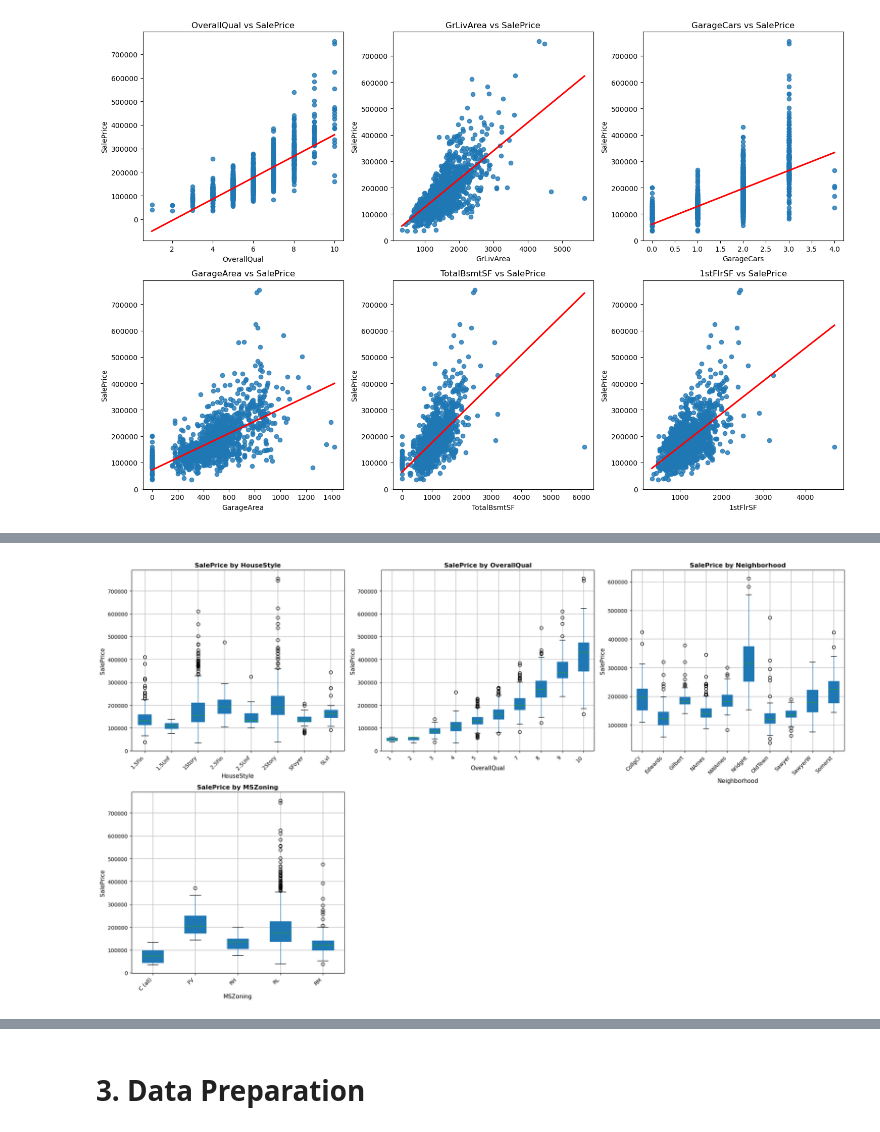
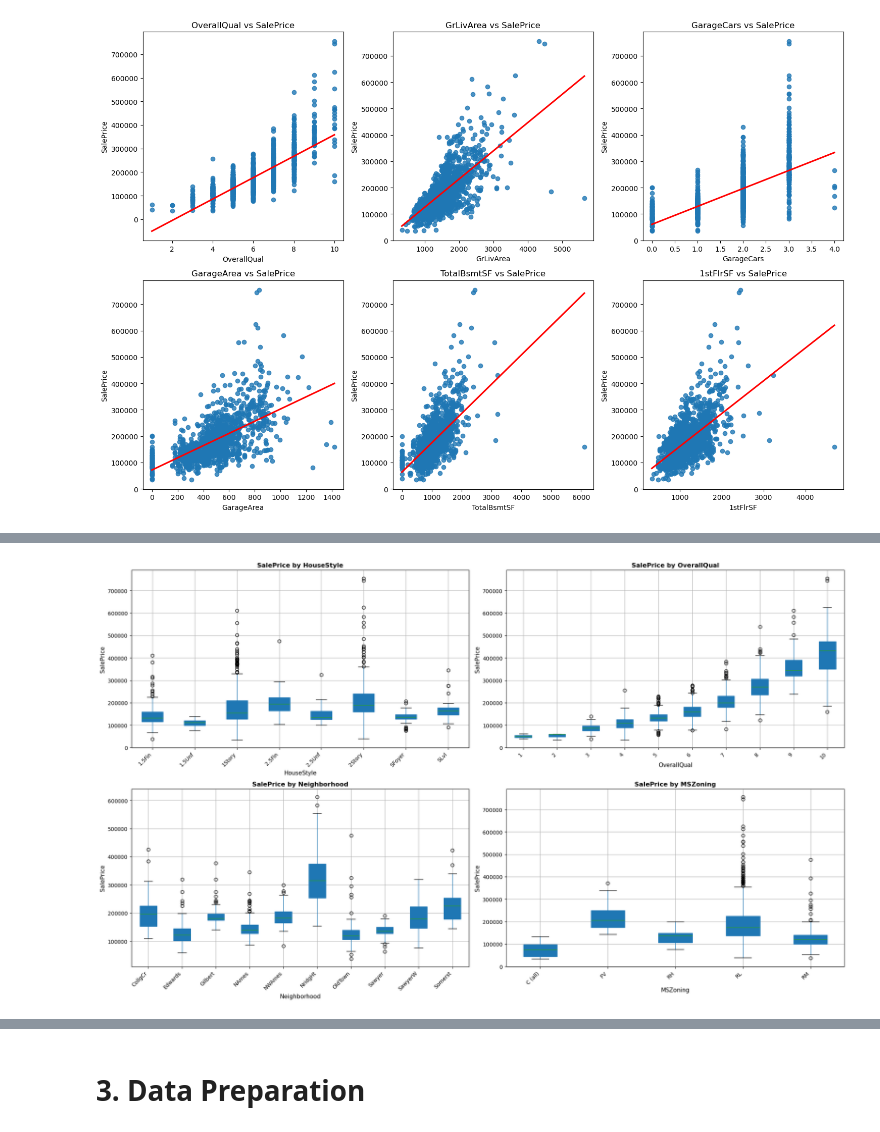
Before and after one commit to 1213dsas/MLDP-Project3, a Jupyter notebook: MLDP Program Codes Submission Template.ipynb, the cells around one changed output, grey strips where cells are left out. Cells and saved outputs as stored; diff of their text form; code cells hidden in the pictures.

```diff
--- a/MLDP Program Codes Submission Template.ipynb
+++ b/MLDP Program Codes Submission Template.ipynb
@@ -443,12 +369,19 @@ I selected a small set of nCategorical features that are intuitively important i
 # %% [markdown]
 ### 2.3.2 Understanding relationship between variables
 # %%
-top_features = correlations[1:].index.tolist() + ['SalePrice']
-corr_matrix = df[top_features].corr()
+numeric_df = df.select_dtypes(include=[np.number]).copy()
+
+correlations = (
+    numeric_df.corr()["SalePrice"]
+    .abs()
+    .sort_values(ascending=False)
+)
+
+corr_matrix = df[correlations.index].corr()
 
 plt.figure(figsize=(20, 18))
 sns.heatmap(corr_matrix, annot=True, fmt='.2f', cmap='RdYlGn', center=0, square=True, linewidths=1)
-plt.title('Correlation Heatmap - Top 15 Features', fontsize=14, fontweight='bold')
+plt.title('Correlation Heatmap - Features VS Target', fontsize=14, fontweight='bold')
 plt.tight_layout()
 plt.show()
 # %% [output]
@@ -605,37 +451,33 @@ plt.show()
 # %%
 if target_col in df.columns and len(key_categoricals) > 0:
     # Analyze top categorical features
-    num_cat_to_analyze = min(6, len(key_categoricals))
+    num_cat_to_analyze = min(4, len(key_categoricals))
 
     if num_cat_to_analyze > 0:
-        fig, axes = plt.subplots(2, 3, figsize=(20, 12))
+        fig, axes = plt.subplots(2, 2, figsize=(20, 12))
         axes = axes.flatten()
 
         for idx, cat_col in enumerate(key_categoricals[:num_cat_to_analyze]):
             # Box plot
             df_plot = df[[cat_col, target_col]].dropna()
 
             # Limit categories if too many
             top_categories = df_plot[cat_col].value_counts().head(10).index
             df_plot_filtered = df_plot[df_plot[cat_col].isin(top_categories)]
 
             df_plot_filtered.boxplot(column=target_col, by=cat_col, ax=axes[idx],
                                      patch_artist=True, grid=True)
             axes[idx].set_xlabel(cat_col, fontsize=11)
             axes[idx].set_ylabel(target_col, fontsize=11)
             axes[idx].set_title(f'{target_col} by {cat_col}', fontsize=12, fontweight='bold')
             axes[idx].tick_params(axis='x', rotation=45)
             plt.sca(axes[idx])
             plt.xticks(rotation=45, ha='right')
 
             # Remove automatic title from pandas boxplot
             axes[idx].get_figure().suptitle('')
 
-        # Hide unused subplots
-        for idx in range(num_cat_to_analyze, 6):
-            axes[idx].set_visible(False)
-
         plt.tight_layout()
         plt.show()
 # %% [output]
-[figure, old version]
+[figure, new version]
```
Also changed, not shown: parts of 52 cells of this notebook.
